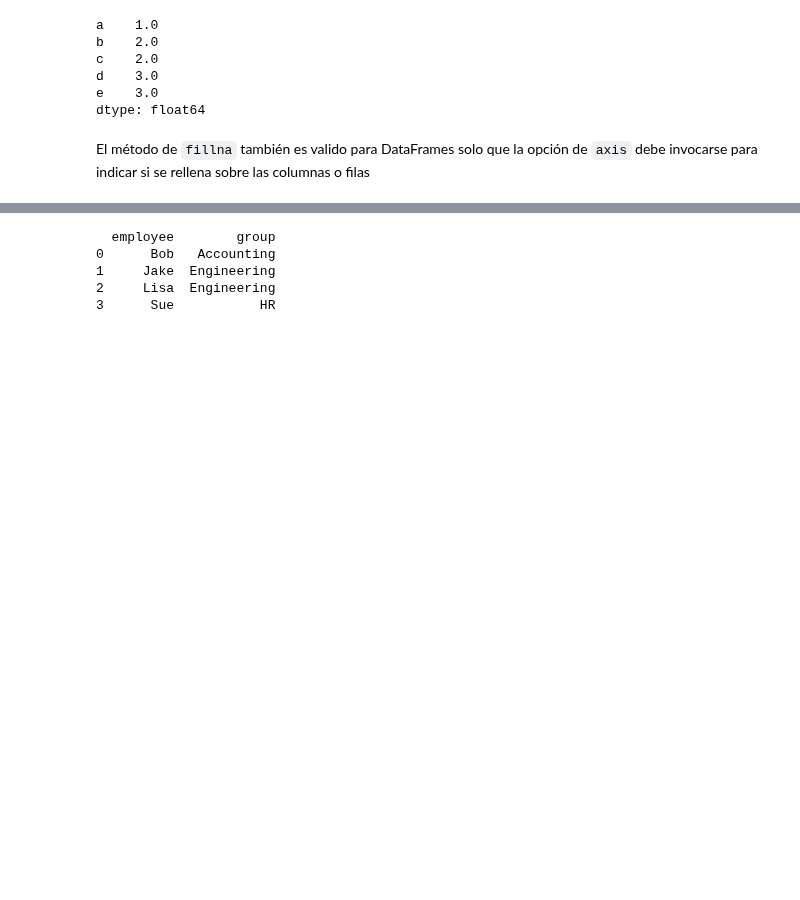
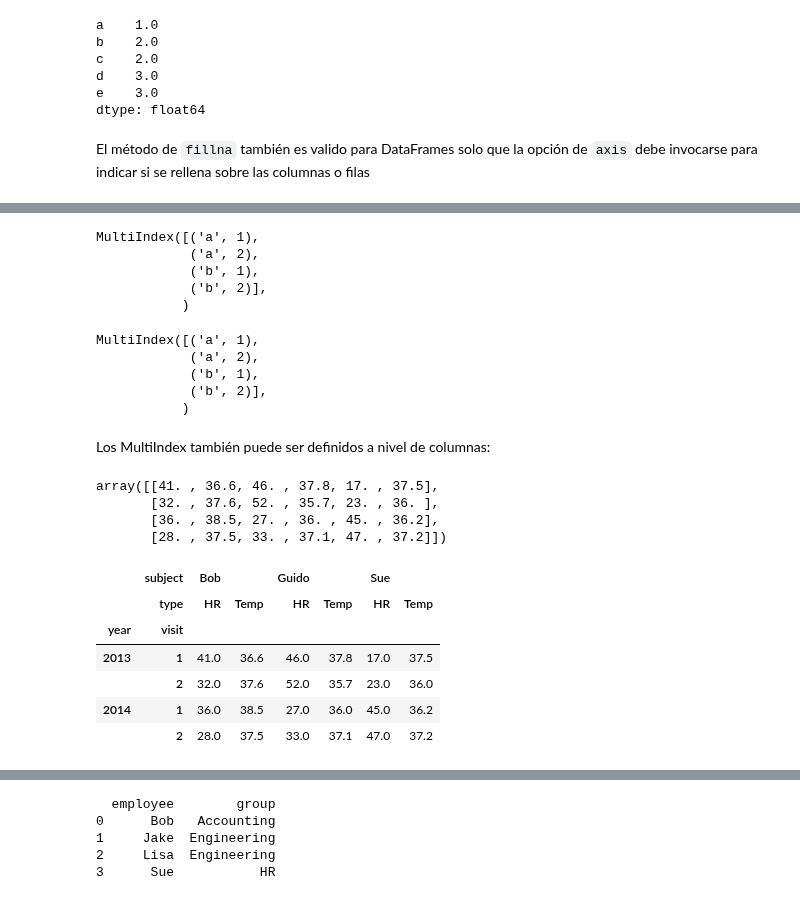
Before and after one commit to luisbarboza27/Notebooks_CA0502, a Jupyter notebook: Semana_4.ipynb, the cells around one changed output, grey strips where cells are left out. Saved outputs shown, nothing was run; the diff lists cells and outputs as text; code cells hidden in the pictures; blank space fills up the shorter version.

Commit message:
Indexación Jerarquica y Concatenacion

```diff
--- a/Semana_4.ipynb
+++ b/Semana_4.ipynb
@@ -838,0 +982,45 @@ El método de `fillna` también es valido para DataFrames solo que la opción de
+# %%
+pd.MultiIndex.from_product([['a', 'b'], [1, 2]])
+# %% [output]
+MultiIndex([('a', 1),
+            ('a', 2),
+            ('b', 1),
+            ('b', 2)],
+           )
+# %%
+pd.MultiIndex(levels=[['a', 'b'], [1, 2]],
+    codes=[[0, 0, 1, 1], [0, 1, 0, 1]])
+# %% [output]
+MultiIndex([('a', 1),
+            ('a', 2),
+            ('b', 1),
+            ('b', 2)],
+           )
+# %% [markdown]
+Los MultiIndex también puede ser definidos a nivel de columnas:
+# %%
+index = pd.MultiIndex.from_product([[2013, 2014], [1, 2]],
+    names=['year', 'visit'])
+columns = pd.MultiIndex.from_product([['Bob', 'Guido', 'Sue'], ['HR', 'Temp']],
+    names=['subject', 'type'])
+# %%
+data = np.round(np.random.randn(4, 6), 1)
+data[:, ::2] *= 10
+data += 37
+data
+# %% [output]
+array([[41. , 36.6, 46. , 37.8, 17. , 37.5],
+       [32. , 37.6, 52. , 35.7, 23. , 36. ],
+       [36. , 38.5, 27. , 36. , 45. , 36.2],
+       [28. , 37.5, 33. , 37.1, 47. , 37.2]])
+# %%
+health_data = pd.DataFrame(data, index=index, columns=columns)
+health_data
+# %% [output]
+|  | subject | Bob |  | Guido |  | Sue |  |
+|  | type | HR | Temp | HR | Temp | HR | Temp |
+| year | visit |  |  |  |  |  |  |
+| 2013 | 1 | 41.0 | 36.6 | 46.0 | 37.8 | 17.0 | 37.5 |
+|  | 2 | 32.0 | 37.6 | 52.0 | 35.7 | 23.0 | 36.0 |
+| 2014 | 1 | 36.0 | 38.5 | 27.0 | 36.0 | 45.0 | 36.2 |
+|  | 2 | 28.0 | 37.5 | 33.0 | 37.1 | 47.0 | 37.2 |
```
Also changed, not shown: parts of 68 cells of this notebook.
